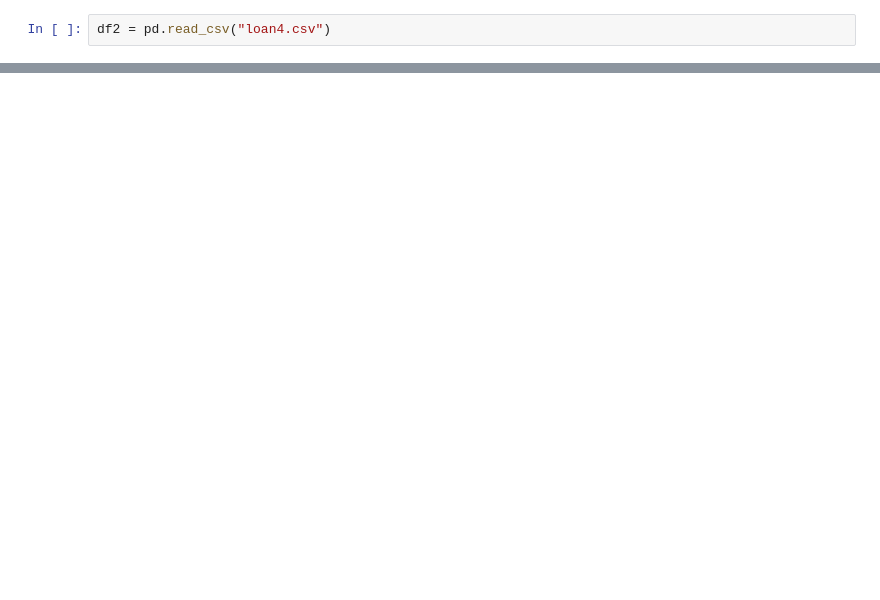
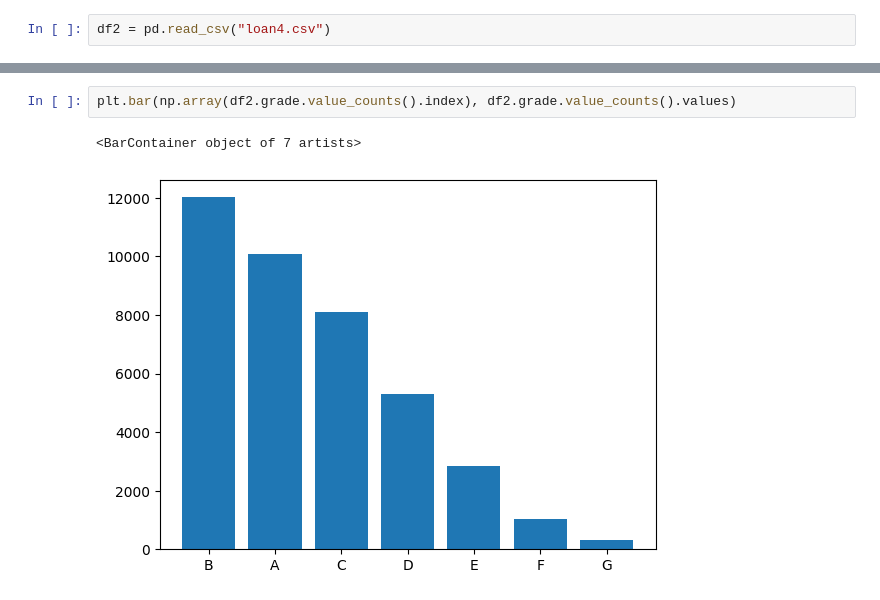
Before and after one commit to pradeepkumarr355199/lendingClub, a Jupyter notebook: LendingClub.ipynb, the cells around one changed output, grey strips where cells are left out. Drawn from its saved outputs; the diff is of its cells as text; blank space fills up the shorter version.

```diff
--- a/LendingClub.ipynb
+++ b/LendingClub.ipynb
@@ -188,0 +181,5 @@ TypeError: ufunc 'divide' not supported for the input types, and the inputs coul
+# %%
+plt.bar(np.array(df2.grade.value_counts().index), df2.grade.value_counts().values)
+# %% [output]
+<BarContainer object of 7 artists>
+[figure, added]
```
Also changed, not shown: parts of 26 cells of this notebook, 2 other files.
